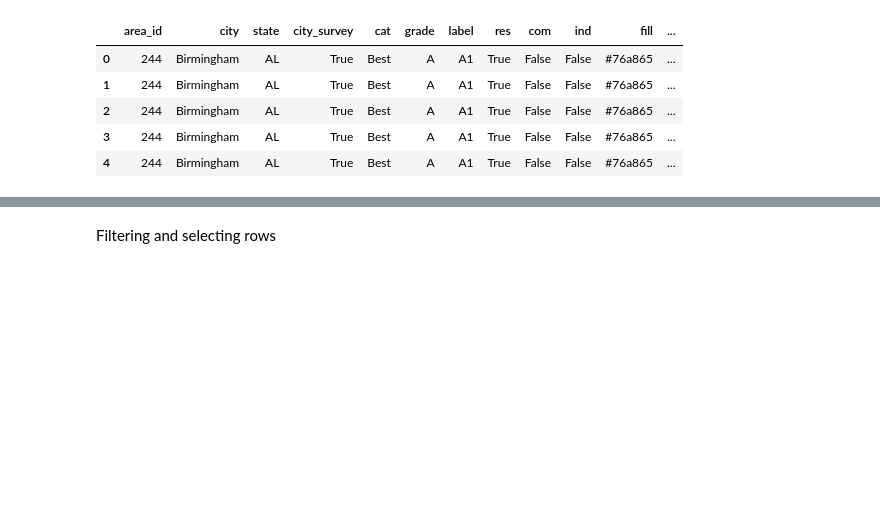
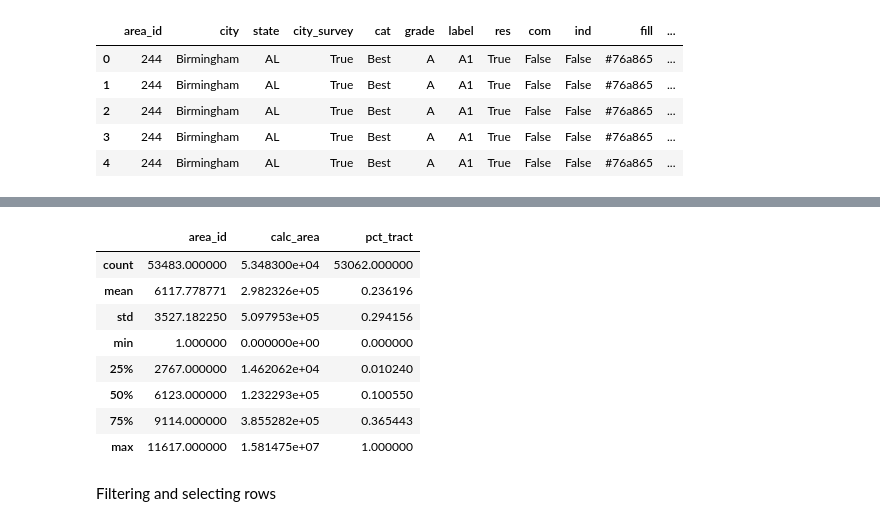
Before and after one commit to celina-ayl/capstone_project, a Jupyter notebook: capstone_project.ipynb, the cells around one changed output, grey strips where cells are left out. Cells and saved outputs as stored; diff of their text form; code cells hidden in the pictures; blank space fills up the shorter version.

```diff
--- a/capstone_project.ipynb
+++ b/capstone_project.ipynb
@@ -771,3 +802,16 @@ HOLC_data.head()
+# %%
+# summary
+HOLC_data.describe()
+# %% [output]
+|  | area_id | calc_area | pct_tract |
+| count | 53483.000000 | 5.348300e+04 | 53062.000000 |
+| mean | 6117.778771 | 2.982326e+05 | 0.236196 |
+| std | 3527.182250 | 5.097953e+05 | 0.294156 |
+| min | 1.000000 | 0.000000e+00 | 0.000000 |
+| 25% | 2767.000000 | 1.462062e+04 | 0.010240 |
+| 50% | 6123.000000 | 1.232293e+05 | 0.100550 |
+| 75% | 9114.000000 | 3.855282e+05 | 0.365443 |
+| max | 11617.000000 | 1.581475e+07 | 1.000000 |
 # %% [markdown]
 Filtering and selecting rows
 # %%
```
Also changed, not shown: parts of 23 cells of this notebook.
